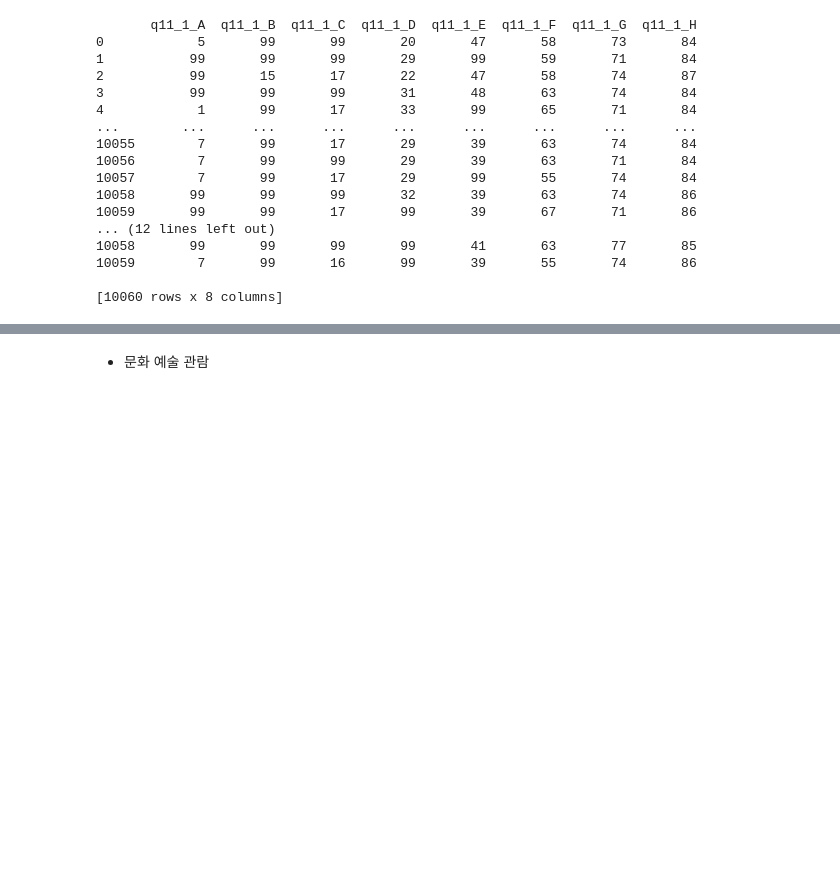
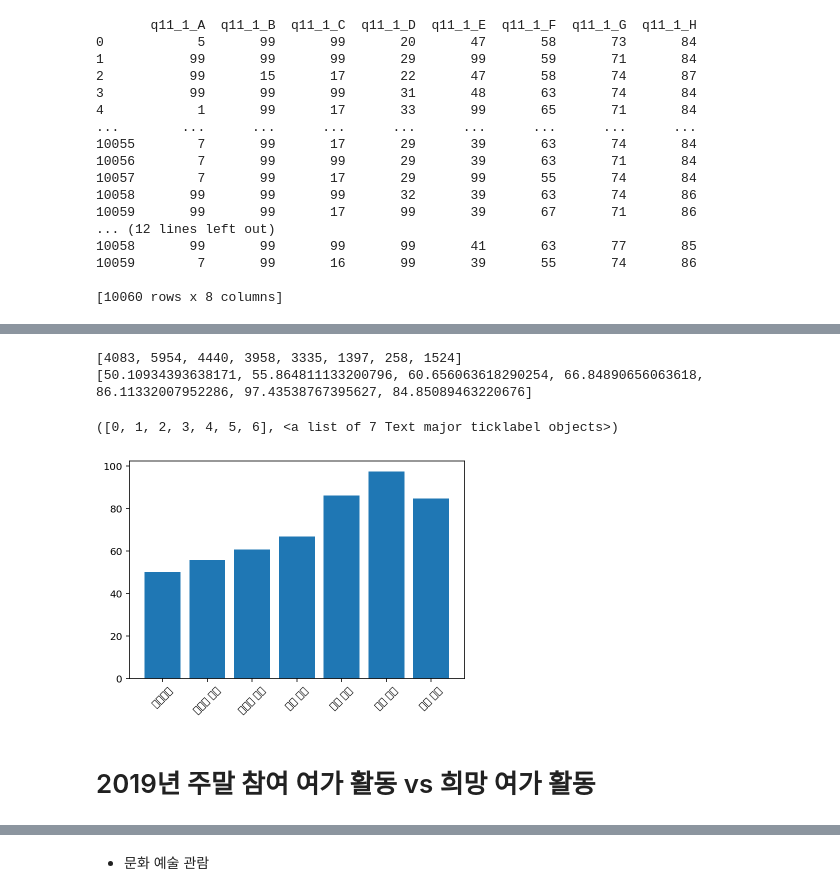
Before and after one commit to ansehoon1999/MG-DataAnaylsis, a Jupyter notebook: 세훈/DataAnalysis_7_25_1.ipynb, the cells around one changed output, grey strips where cells are left out. Saved outputs shown, nothing was run; the diff lists cells and outputs as text; code cells hidden in the pictures; blank space fills up the shorter version.

```diff
--- a/세훈/DataAnalysis_7_25_1.ipynb
+++ b/세훈/DataAnalysis_7_25_1.ipynb
@@ -436,0 +460,30 @@ df_weekday_hope
+# %%
+count_2019 = []
+count_2019_tmp  = [0] * 8
+for i in range(len(df_weekday_hope)) :
+  for j in range(8) :
+    if df_weekday_hope.iloc[i, j] == 99 :
+      count_2019_tmp[j] = count_2019_tmp[j] + 1
+
+print(count_2019_tmp)
+
+for i in range(1,8) :
+  if i == 1 :
+    count_2019.append(int(len(df_weekday_hope) - ((count_2019_tmp[i] + count_2019_tmp[i-1])/2)))
+  else :
+    count_2019.append(len(df_weekday_hope)- count_2019_tmp[i])
+
+for i in range(len(count_2019)) :
+  count_2019[i] = (count_2019[i] / len(df_weekday_hope)) * 100
+
+print(count_2019)
+
+plt.bar(title, count_2019)
+plt.xticks(rotation=45)
+# %% [output]
+[4083, 5954, 4440, 3958, 3335, 1397, 258, 1524]
+[50.10934393638171, 55.864811133200796, 60.656063618290254, 66.84890656063618, 86.11332007952286, 97.43538767395627, 84.85089463220676]
+([0, 1, 2, 3, 4, 5, 6], <a list of 7 Text major ticklabel objects>)
+[figure, added]
+# %% [markdown]
+# 2019년 주말 참여 여가 활동 vs 희망 여가 활동
```
Also changed, not shown: parts of 26 cells of this notebook.
